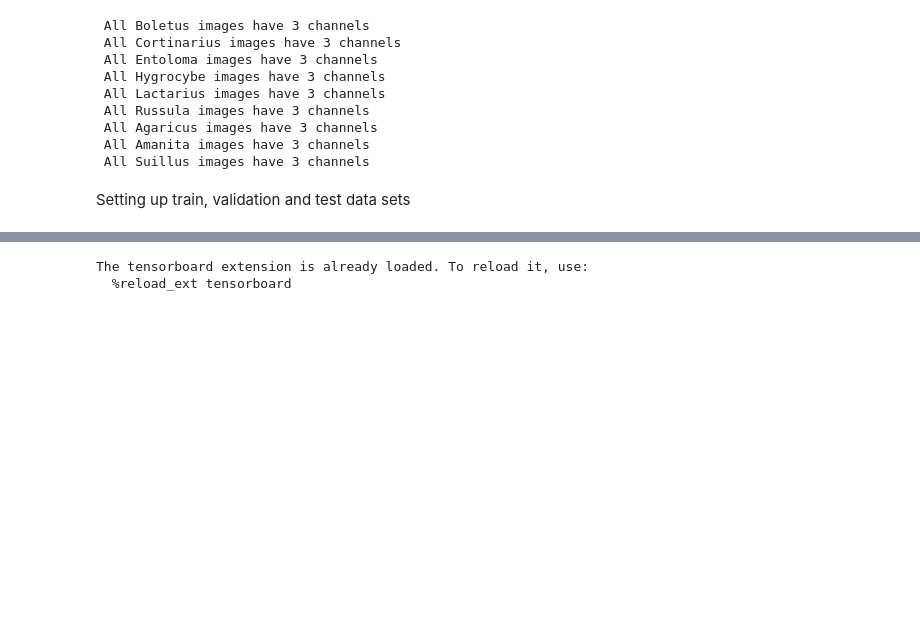
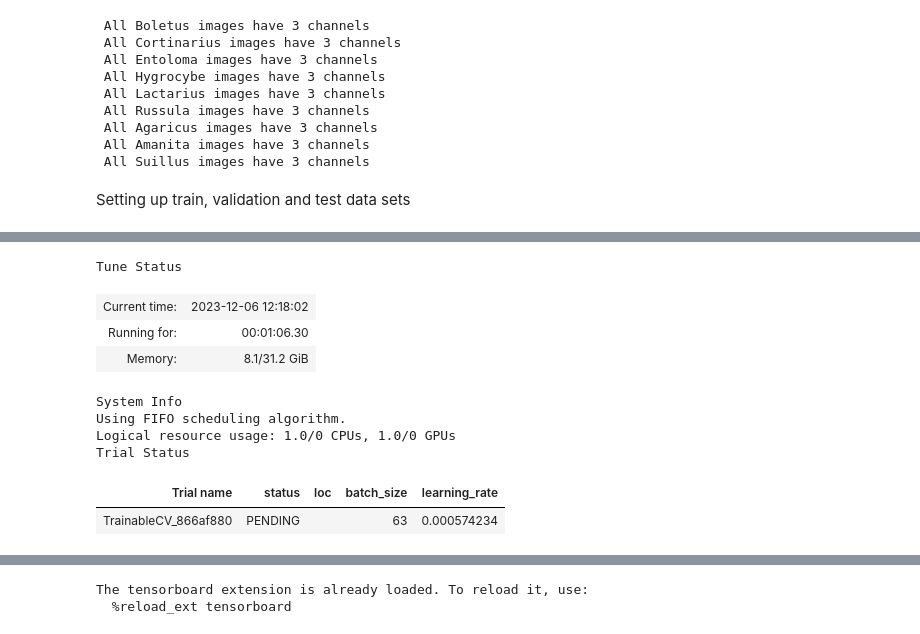
Before and after one commit to gediminas-skvarnavicius/mushroom-classifier, a Jupyter notebook: mushroom_analysis.ipynb, the cells around one changed output, grey strips where cells are left out. Drawn from its saved outputs; the diff is of its cells as text; code cells hidden in the pictures; blank space fills up the shorter version.

Commit message:
tuner progress

```diff
--- a/mushroom_analysis.ipynb
+++ b/mushroom_analysis.ipynb
@@ -129,7 +138,6 @@ def image_val(path):
         image=image.resize((225,225))
         return True
     except:
-        os.remove(path)
         return False
 # %%
 # Loading the data
@@ -164,3 +172,3 @@ test_loader = DataLoader(test_set, batch_size=64, shuffle=False, num_workers=5)
 # %%
-tb_logger = ptl.loggers.TensorBoardLogger()
+tb_logger = ptl.loggers.TensorBoardLogger('logs')
 # %%
@@ -181,14 +185,14 @@ model = MushroomClassifier(num_classes=len(dataset.classes))
 
 # Initialize a Lightning trainer
 trainer = ptl.Trainer(
-    max_epochs=50,
+    max_epochs=2,
     accelerator="gpu",
     callbacks=[early_stopping_callback],
     logger=tb_logger,
 )  # Adjust max_epochs and gpus as needed
 
 # Train the model
-trainer.fit(model, train_loader, val_loader)
+# trainer.fit(model, train_loader, val_loader)
 # %% [output]
 GPU available: True (cuda), used: True
 TPU available: False, using: 0 TPU cores
@@ -207,0 +290,45 @@ LOCAL_RANK: 0 - CUDA_VISIBLE_DEVICES: [0]
+# %%
+stopper=MaximumIterationStopper(1)
+tuner = tune.Tuner(
+    trainable=tune.with_resources(
+        tune.with_parameters(
+            tunes.TrainableCV,
+            model=model,
+            train=train_set,
+            val=valid_set,
+            metric="val_loss",
+            logger=tb_logger,
+            callbacks=[early_stopping_callback]
+        ),
+        resources={"CPU":1,"GPU": 1},
+    ),
+    run_config=train.RunConfig(
+        stop=stopper,
+        storage_path="/tmp/tune_results/",
+        name='testt',
+        checkpoint_config=train.CheckpointConfig(
+            checkpoint_at_end=False,
+        ),
+    ),
+    tune_config=tune.TuneConfig(
+        search_alg=OptunaSearch(),
+        mode="min",
+        metric="score",
+        num_samples=10,
+    ),
+    param_space={"batch_size":tune.randint(60,64),"num_classes":9,"max_epochs":2,"learning_rate":tune.loguniform(0.0001,0.1)},
+)
+# %%
+results = tuner.fit()
+best_params = results.get_best_result().config
+# %% [output]
+Tune Status
+| Current time: | 2023-12-06 12:18:02 |
+| Running for: | 00:01:06.30 |
+| Memory: | 8.1/31.2 GiB |
+System Info
+Using FIFO scheduling algorithm.
+Logical resource usage: 1.0/0 CPUs, 1.0/0 GPUs
+Trial Status
+| Trial name | status | loc | batch_size | learning_rate |
+| TrainableCV_866af880 | PENDING |  | 63 | 0.000574234 |
```
Also changed, not shown: parts of 11 cells of this notebook, 2 other files.
